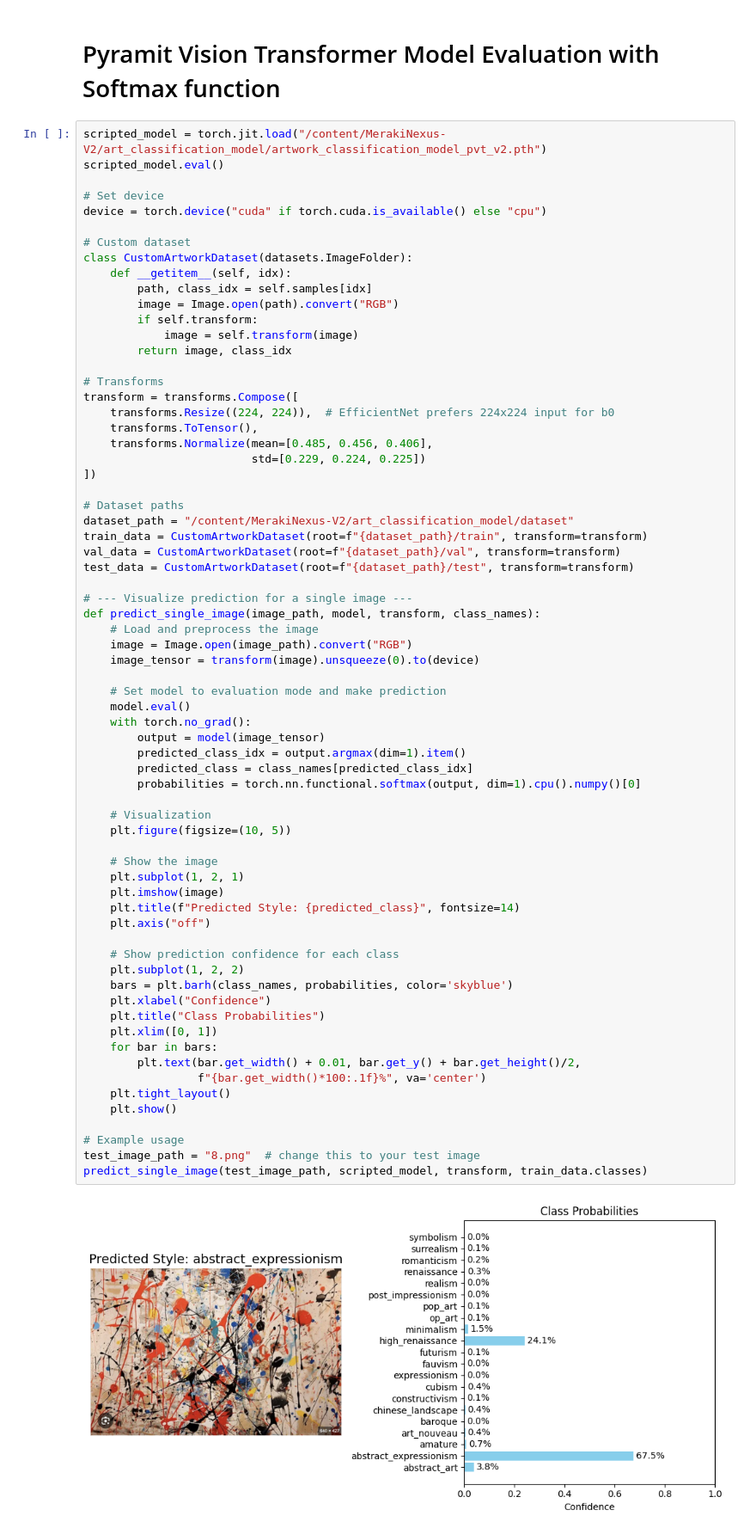
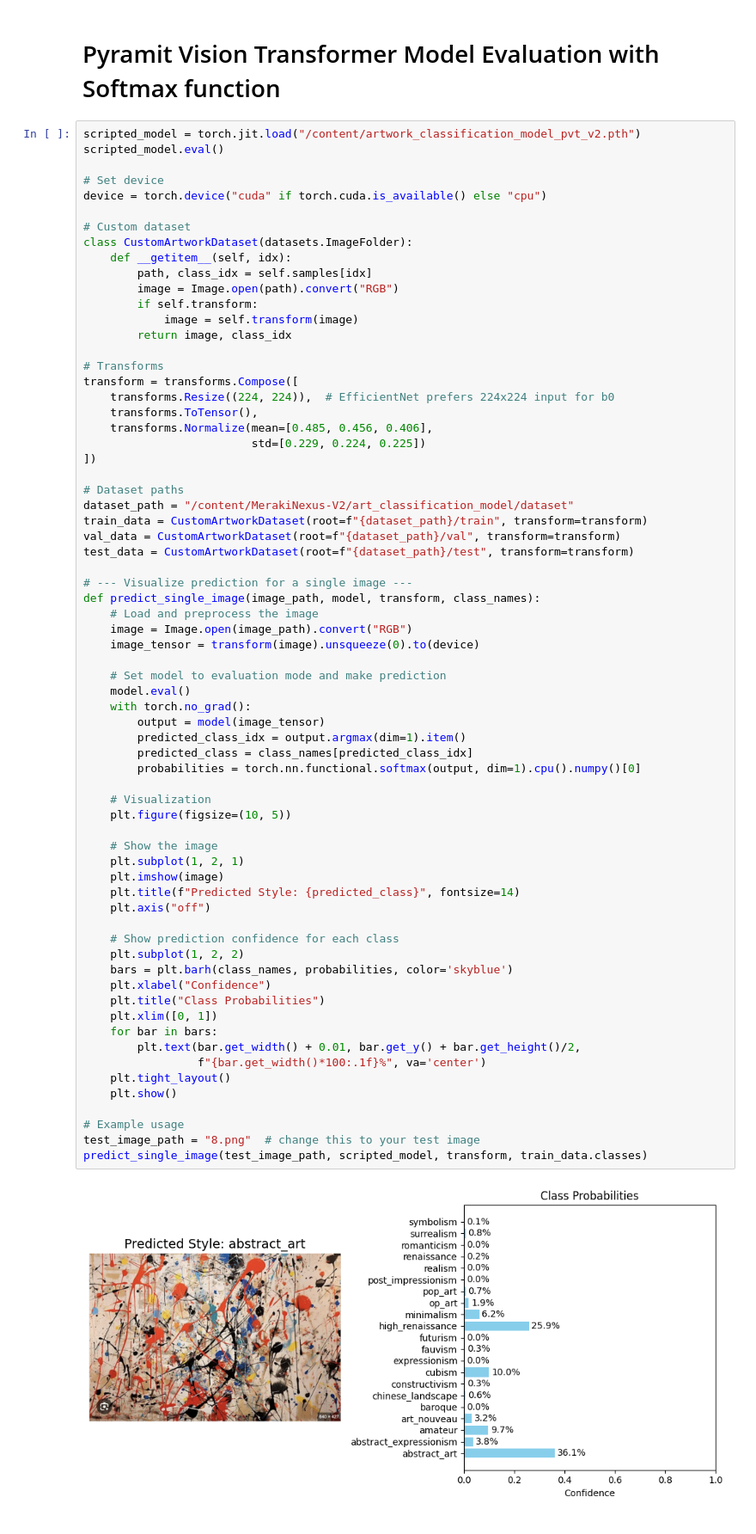
Before and after one commit to khairul-amin-cyber/MerakiNexus-V2, a Jupyter notebook: art_classification_model/MerakiNexus_V2_Subject_1.ipynb, the cells around one changed output. Shown at 86% size. Saved outputs shown, nothing was run; the diff lists cells and outputs as text.

```diff
--- a/art_classification_model/MerakiNexus_V2_Subject_1.ipynb
+++ b/art_classification_model/MerakiNexus_V2_Subject_1.ipynb
@@ -1030,7 +1030,7 @@ torch.jit.save(scripted_model, "/content/artwork_classification_model_pvt_v2.pth
 # %% [markdown]
 # Pyramit Vision Transformer Model Evaluation with Softmax function
 # %%
-scripted_model = torch.jit.load("/content/MerakiNexus-V2/art_classification_model/artwork_classification_model_pvt_v2.pth")
+scripted_model = torch.jit.load("/content/artwork_classification_model_pvt_v2.pth")
 scripted_model.eval()
 
 # Set device
@@ -1071,31 +1071,31 @@ def predict_single_image(image_path, model, transform, class_names):
         output = model(image_tensor)
         predicted_class_idx = output.argmax(dim=1).item()
         predicted_class = class_names[predicted_class_idx]
         probabilities = torch.nn.functional.softmax(output, dim=1).cpu().numpy()[0]
 
     # Visualization
     plt.figure(figsize=(10, 5))
 
     # Show the image
     plt.subplot(1, 2, 1)
     plt.imshow(image)
     plt.title(f"Predicted Style: {predicted_class}", fontsize=14)
     plt.axis("off")
 
     # Show prediction confidence for each class
     plt.subplot(1, 2, 2)
     bars = plt.barh(class_names, probabilities, color='skyblue')
     plt.xlabel("Confidence")
     plt.title("Class Probabilities")
     plt.xlim([0, 1])
     for bar in bars:
         plt.text(bar.get_width() + 0.01, bar.get_y() + bar.get_height()/2,
                  f"{bar.get_width()*100:.1f}%", va='center')
     plt.tight_layout()
     plt.show()
 
 # Example usage
 test_image_path = "8.png"  # change this to your test image
 predict_single_image(test_image_path, scripted_model, transform, train_data.classes)
 # %% [output]
-[figure, old version]
+[figure, new version]
```
Also changed, not shown: parts of 6 cells of this notebook, 4 other files.
